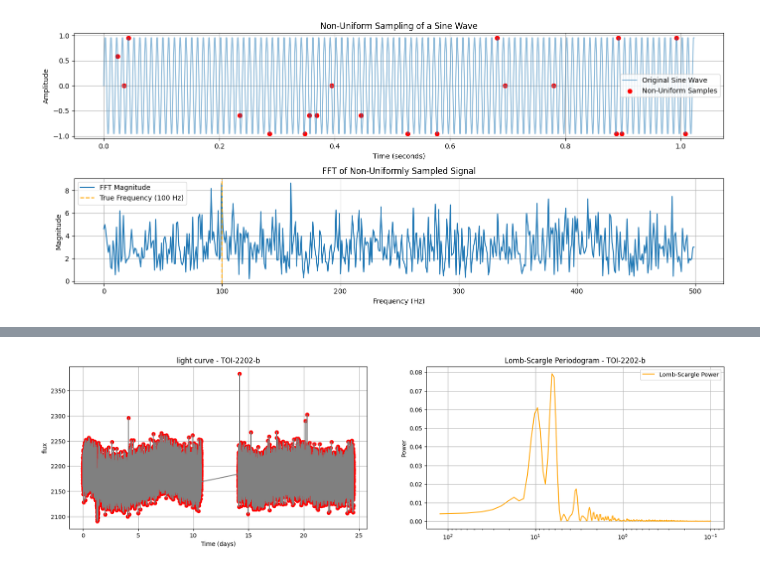
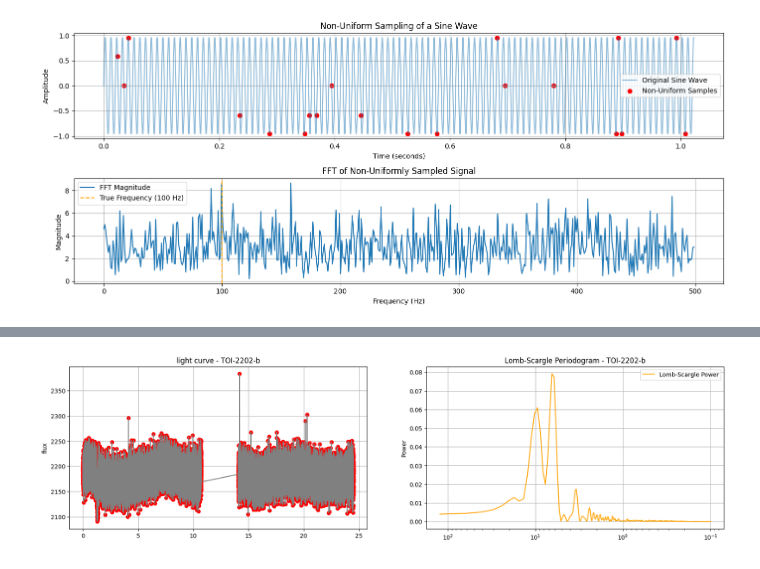
Before and after one commit to ashok-nurture/astro-collections, a Jupyter notebook: BAA-conference-Feb-2025/BAA.ipynb, the cells around one changed output, grey strips where cells are left out. Cells and saved outputs as stored; diff of their text form; code cells hidden in the pictures.

```diff
--- a/BAA-conference-Feb-2025/BAA.ipynb
+++ b/BAA-conference-Feb-2025/BAA.ipynb
@@ -339,31 +382,30 @@ plt.show()
 # %%
 target = "TOI-2202-b"
 lc = pd.read_csv('TOI-2202-b.csv')
 lc = lc.dropna(subset=['flux'])
 
 time = (lc['time'] - lc['time'][0])
 flux = lc['flux']
 ls = LombScargle(time, flux)
 frequency, power = ls.autopower(minimum_frequency=0, maximum_frequency=10)
 period = 1. / frequency
 
 plt.figure(figsize=(20, 5))
 plt.subplot(1, 2, 1)
 plt.plot(time, flux, color='red', marker='o', linestyle='None')
 plt.plot(time, flux, color='gray')
-plt.xlabel('Time (days)')
 plt.ylabel('flux')
 plt.title('light curve - '+target)
 plt.grid()
 
 plt.subplot(1, 2, 2)
 plt.plot(period, power, color='orange', label="Lomb-Scargle Power")
 plt.xscale("log")
 # plt.xlim(right=1)
 plt.ylabel("Power")
 plt.title("Lomb-Scargle Periodogram - "+target)
 plt.legend()
 plt.gca().invert_xaxis()  # Invert x-axis so shorter periods appear on the left
 plt.grid()
 # %% [output]
-[figure, old version]
+[figure, new version]
```
Also changed, not shown: parts of 24 cells of this notebook, 2 other files.
